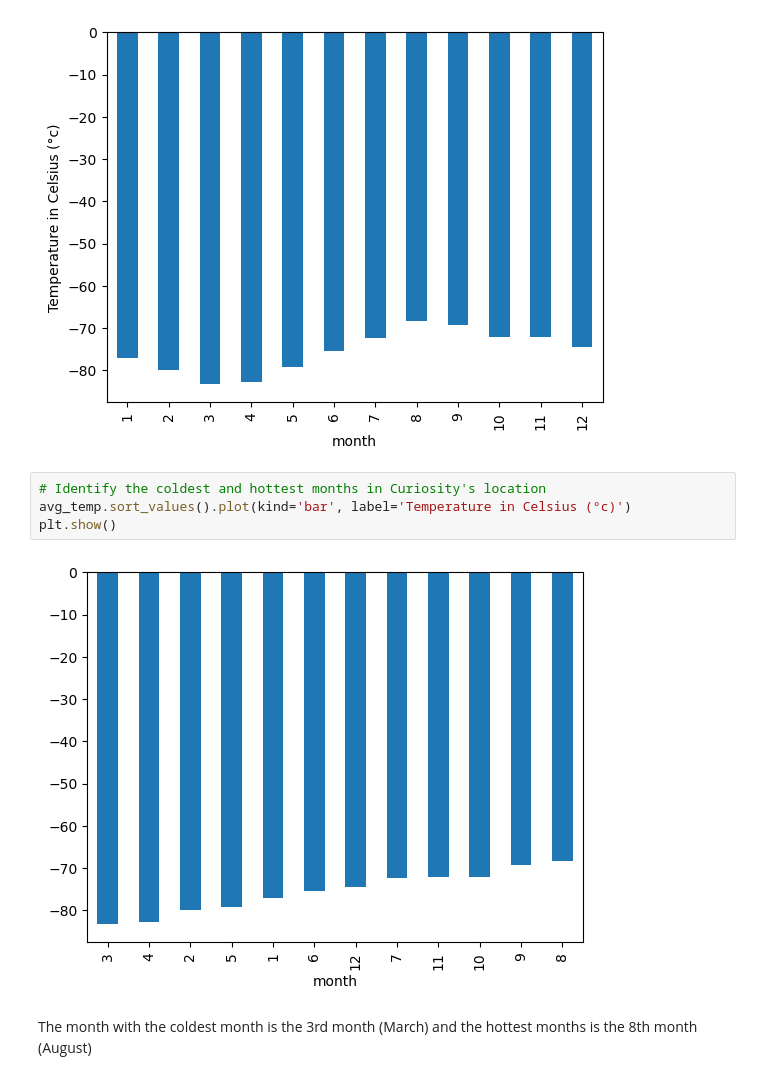
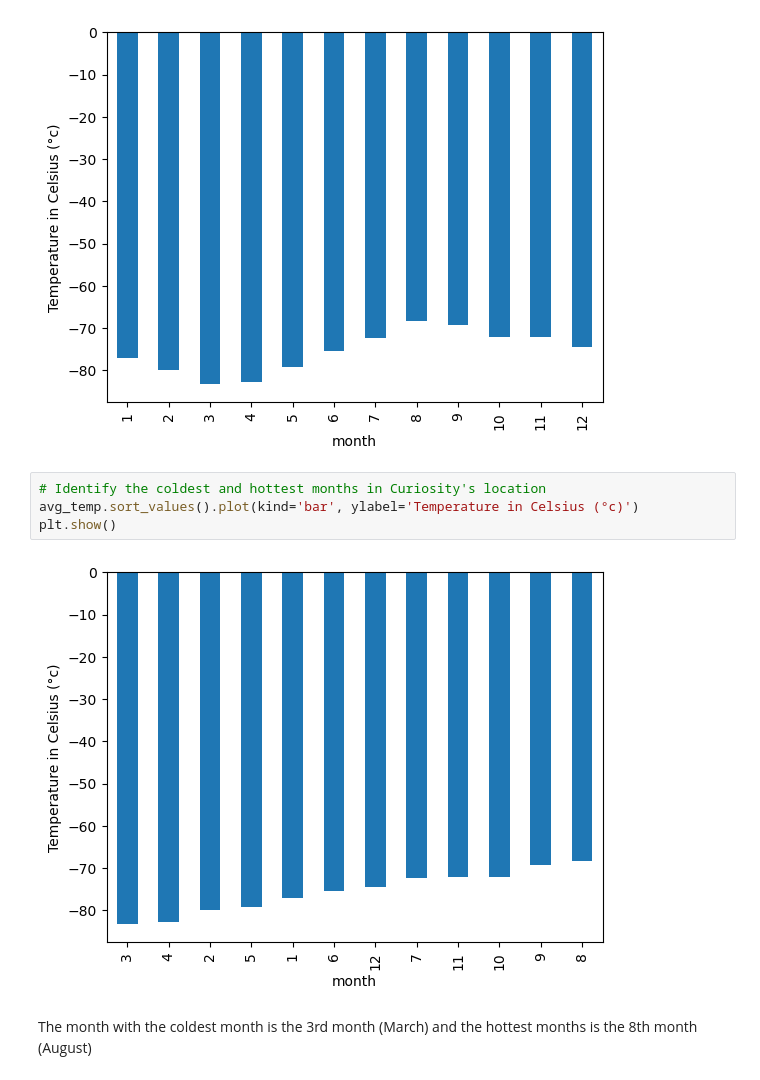
Before and after one commit to john-a-ellis/data_collection-challenge, a Jupyter notebook: starter_code/part_2_mars_weather.ipynb, the cells around one changed output. Cells and saved outputs as stored; diff of their text form.

```diff
--- a/starter_code/part_2_mars_weather.ipynb
+++ b/starter_code/part_2_mars_weather.ipynb
@@ -195,10 +193,10 @@ plt.show()
 [figure]
 # %%
 # Identify the coldest and hottest months in Curiosity's location
-avg_temp.sort_values().plot(kind='bar', label='Temperature in Celsius (°c)')
+avg_temp.sort_values().plot(kind='bar', ylabel='Temperature in Celsius (°c)')
 plt.show()
 # %% [output]
-[figure, old version]
+[figure, new version]
 # %% [markdown]
 The month with the coldest month is the 3rd month (March) and the hottest months is the 8th month (August)
 # %%
```
Also changed, not shown: parts of 2 cells of this notebook, 1 other file.
